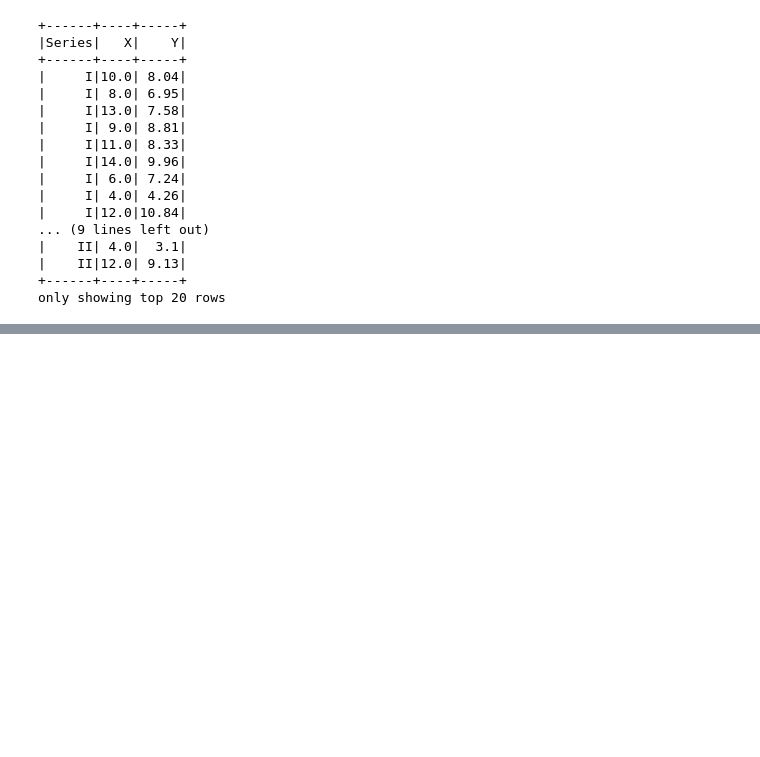
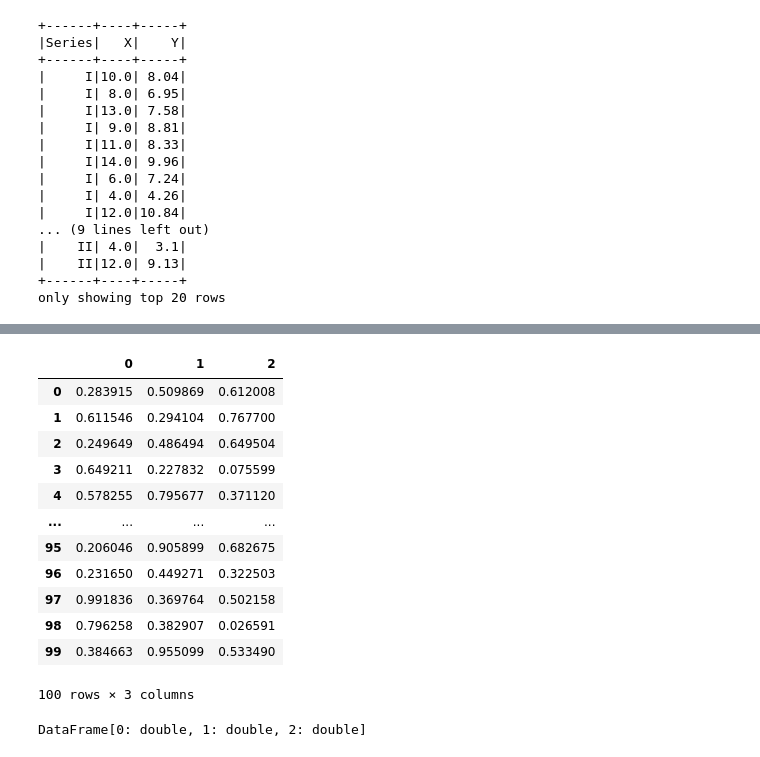
Before and after one commit to SahaRahul/Playing-With-Spark, a Jupyter notebook: Learning_Spark_SQL_Dataframe_Datasets.ipynb, the cells around one changed output, grey strips where cells are left out. Cells and saved outputs as stored; diff of their text form; code cells hidden in the pictures; blank space fills up the shorter version.

```diff
--- a/Learning_Spark_SQL_Dataframe_Datasets.ipynb
+++ b/Learning_Spark_SQL_Dataframe_Datasets.ipynb
@@ -229,0 +321,25 @@ only showing top 20 rows
+# %%
+# Generate a Pandas DataFrame
+pdf = pd.DataFrame(np.random.rand(100, 3))
+# %%
+pdf
+# %% [output]
+|  | 0 | 1 | 2 |
+| 0 | 0.283915 | 0.509869 | 0.612008 |
+| 1 | 0.611546 | 0.294104 | 0.767700 |
+| 2 | 0.249649 | 0.486494 | 0.649504 |
+| 3 | 0.649211 | 0.227832 | 0.075599 |
+| 4 | 0.578255 | 0.795677 | 0.371120 |
+| ... | ... | ... | ... |
+| 95 | 0.206046 | 0.905899 | 0.682675 |
+| 96 | 0.231650 | 0.449271 | 0.322503 |
+| 97 | 0.991836 | 0.369764 | 0.502158 |
+| 98 | 0.796258 | 0.382907 | 0.026591 |
+| 99 | 0.384663 | 0.955099 | 0.533490 |
+100 rows × 3 columns
+# %%
+# Create a Spark DataFrame from a Pandas DataFrame using Arrow
+df = spark.createDataFrame(pdf)
+df
+# %% [output]
+DataFrame[0: double, 1: double, 2: double]
```
Also changed, not shown: parts of 26 cells of this notebook.
